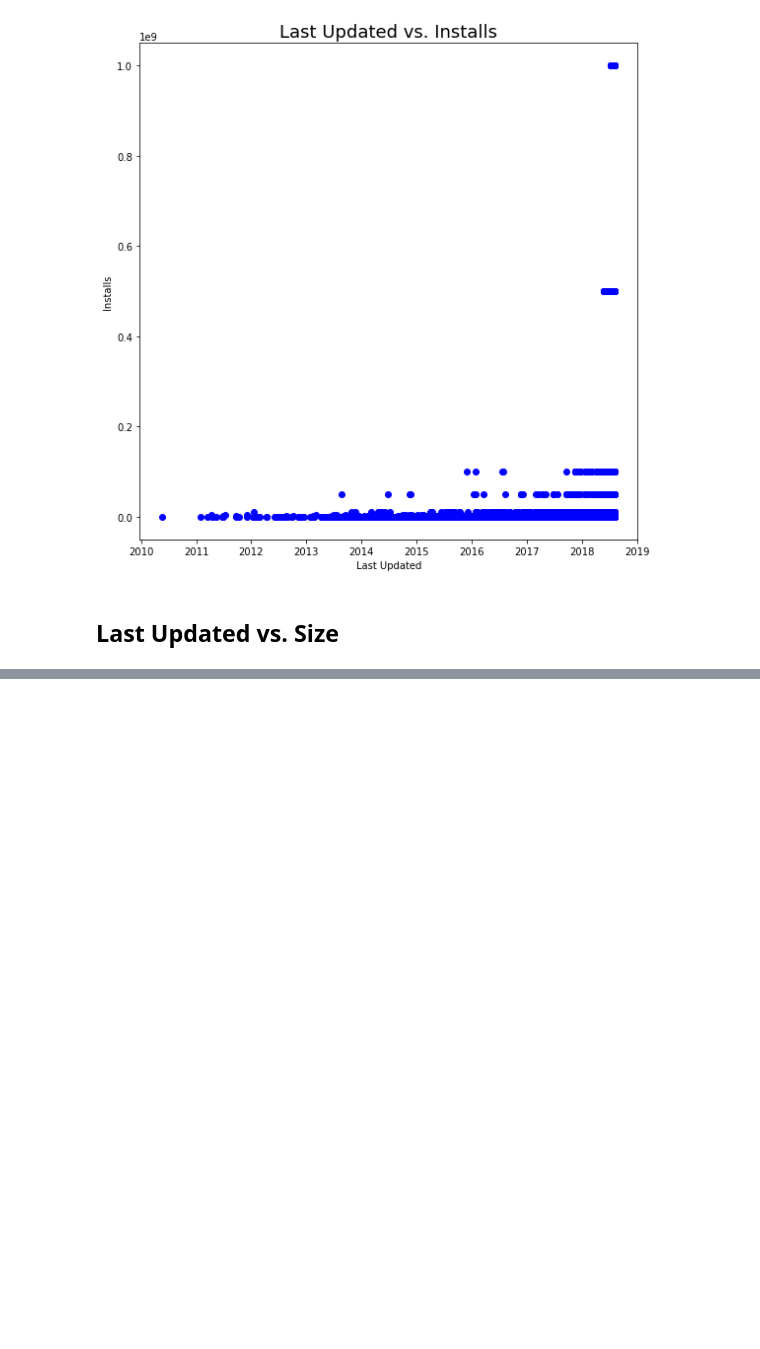
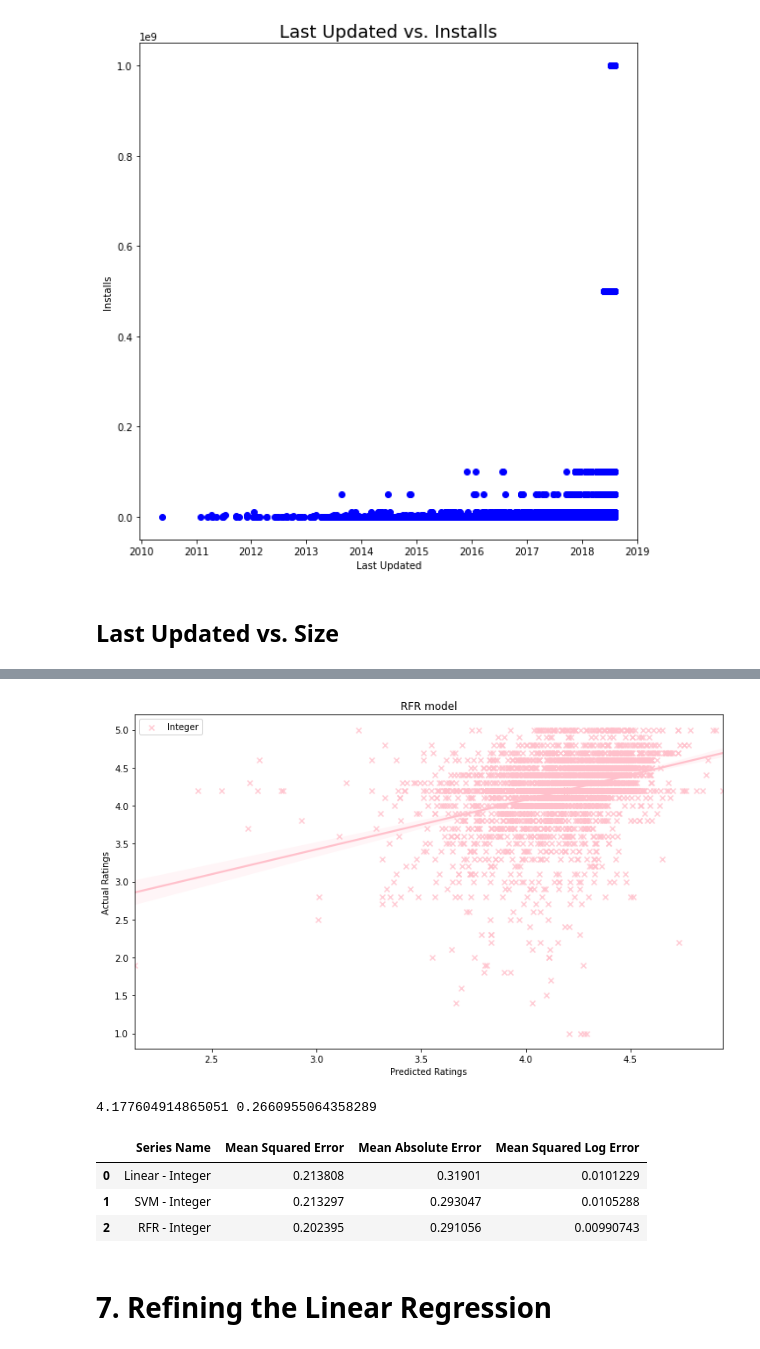
Before and after one commit to chloesjung/Google-Play-Store-Apps, a Jupyter notebook: GooglePlayStoreApp_1.EDA.ipynb, the cells around one changed output, grey strips where cells are left out. Cells and saved outputs as stored; diff of their text form; code cells hidden in the pictures; blank space fills up the shorter version.

```diff
--- a/GooglePlayStoreApp_1.EDA.ipynb
+++ b/GooglePlayStoreApp_1.EDA.ipynb
@@ -927,0 +1594,37 @@ plt.show();
+# %%
+from sklearn.ensemble import RandomForestRegressor
+
+#Integer encoding
+features = ['category_num', 'reviews_num', 'size_median', 'installs_num', 'price_num', 'content_rating_num']
+X = data[features]
+y = data.rating_median
+X_train, X_test, y_train, y_test = train_test_split(X, y, test_size=0.30)
+model3 = RandomForestRegressor()
+model3.fit(X_train,y_train)
+results3 = model3.predict(X_test)
+
+#evaluation
+resultsdf = resultsdf.append(Evaluationmatrix_dict(y_test,results3, name = 'RFR - Integer'),ignore_index = True)
+# %%
+plt.figure(figsize=(12,7))
+sns.regplot(results3,y_test,color='pink', label = 'Integer', marker = 'x')
+plt.legend()
+plt.title('RFR model')
+plt.xlabel('Predicted Ratings')
+plt.ylabel('Actual Ratings')
+plt.show()
+# %% [output]
+[figure, added]
+# %%
+print(results3.mean(), results3.std())
+# %% [output]
+4.177604914865051 0.2660955064358289
+# %%
+resultsdf
+# %% [output]
+|  | Series Name | Mean Squared Error | Mean Absolute Error | Mean Squared Log Error |
+| 0 | Linear - Integer | 0.213808 | 0.31901 | 0.0101229 |
+| 1 | SVM - Integer | 0.213297 | 0.293047 | 0.0105288 |
+| 2 | RFR - Integer | 0.202395 | 0.291056 | 0.00990743 |
+# %% [markdown]
+# 7. Refining the Linear Regression
```
Also changed, not shown: parts of 195 cells of this notebook.
